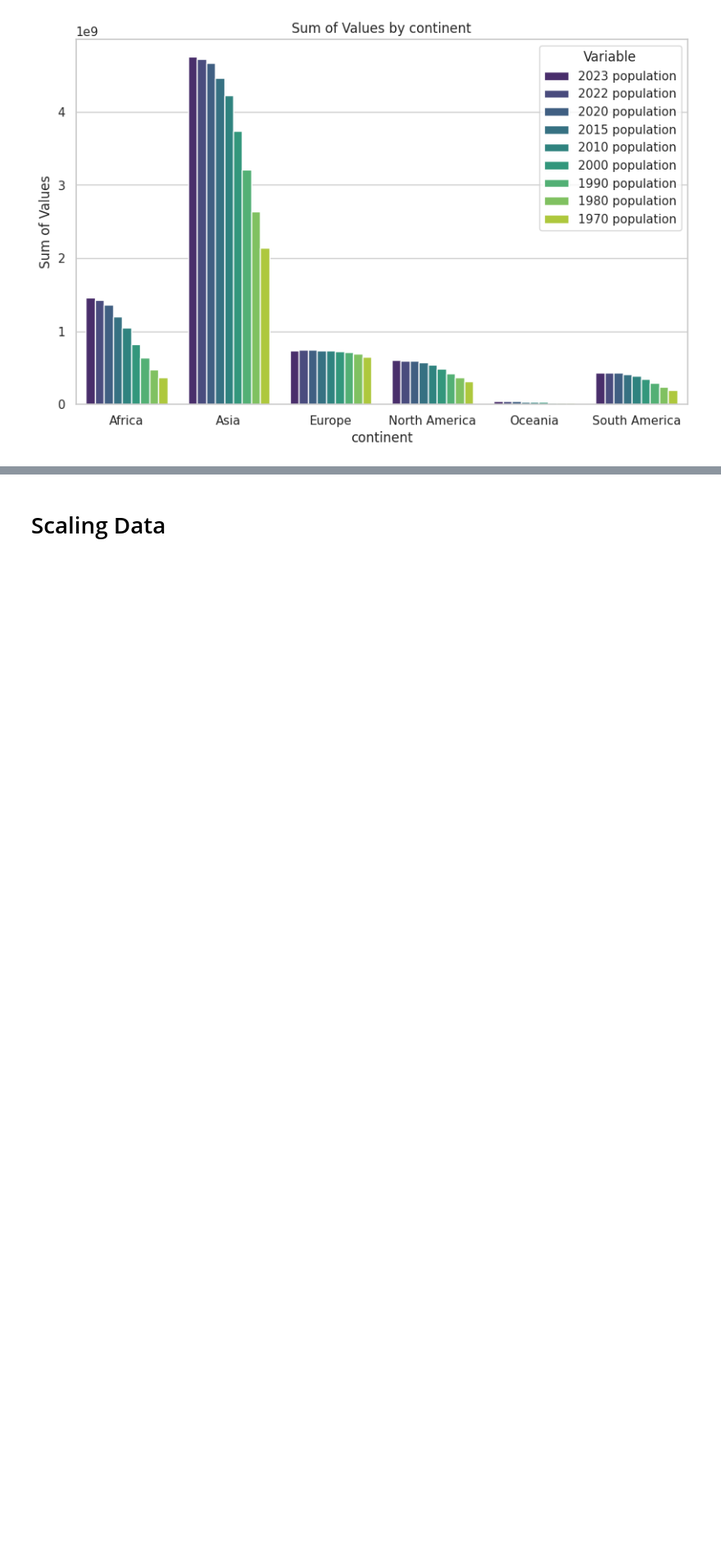
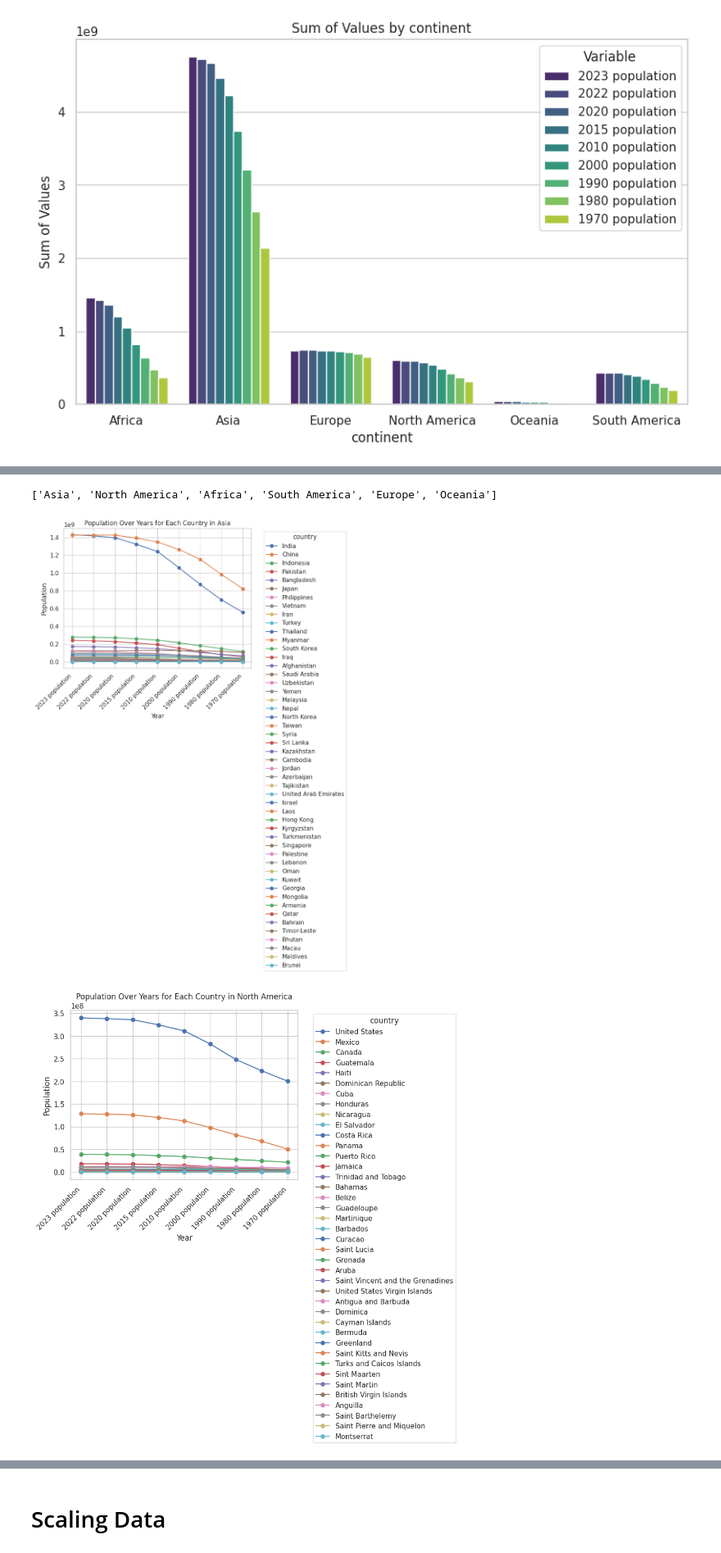
Before and after one commit to Soha85/Soha85, a Jupyter notebook: world-data-population-eda-and-prediction.ipynb, the cells around one changed output, grey strips where cells are left out. Shown at 82% size. Saved outputs shown, nothing was run; the diff lists cells and outputs as text; code cells hidden in the pictures; blank space fills up the shorter version.

Commit message:
Kaggle Notebook | World Data Population EDA and Prediction | Version 8

```diff
--- a/world-data-population-eda-and-prediction.ipynb
+++ b/world-data-population-eda-and-prediction.ipynb
@@ -155,0 +158,30 @@ plt.show()
+# %%
+df["continent"].unique().tolist()
+# %% [output]
+['Asia', 'North America', 'Africa', 'South America', 'Europe', 'Oceania']
+# %%
+for cont in df["continent"].unique().tolist():
+    grouped_df = df[df['continent']==cont][['country','2023 population',
+       '2022 population', '2020 population', '2015 population',
+       '2010 population', '2000 population', '1990 population',
+       '1980 population', '1970 population']]
+    # Set 'Country' column as the index for better plotting
+    grouped_df.set_index('country', inplace=True)
+
+    # Plot each row (country) as a line plot
+    grouped_df.T.plot(kind='line', marker='o')
+
+    # Set plot labels and title
+    plt.xlabel('Year')
+    plt.ylabel('Population')
+    plt.title('Population Over Years for Each Country in '+ cont)
+    plt.xticks(rotation=45, ha='right')
+
+    # Show the legend
+    plt.legend(title='country', bbox_to_anchor=(1.05, 1), loc='upper left')
+
+# Show the plot
+plt.show()
+# %% [output]
+[figure, added]
+[figure, added]
```
Also changed, not shown: parts of 5 cells of this notebook.
